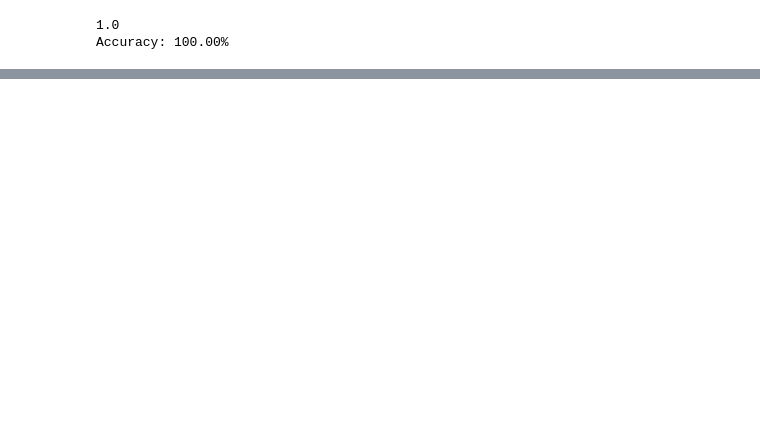
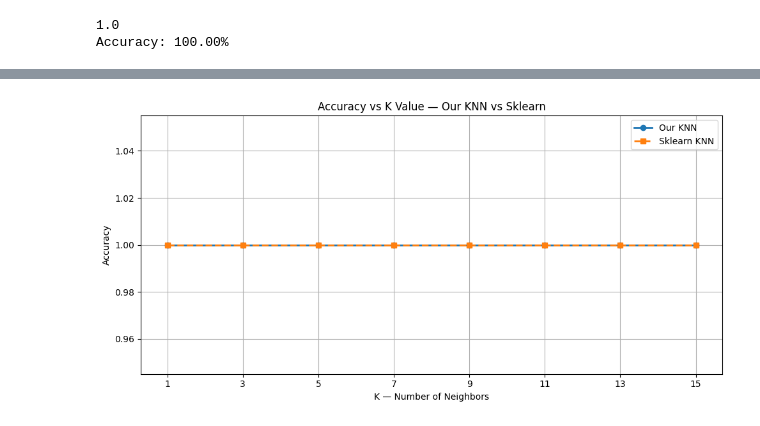
Before and after one commit to BilaalBakare/ML-algorithms-from-scratch, a Jupyter notebook: K Nearest Neighbour/model_evaluation_comparison.ipynb, the cells around one changed output, grey strips where cells are left out. Saved outputs shown, nothing was run; the diff lists cells and outputs as text; code cells hidden in the pictures; blank space fills up the shorter version.

```diff
--- a/K Nearest Neighbour/model_evaluation_comparison.ipynb
+++ b/K Nearest Neighbour/model_evaluation_comparison.ipynb
@@ -53,0 +137,32 @@ Accuracy: 100.00%
+# %%
+k_values = [1, 3, 5, 7, 9, 11, 13, 15]
+my_accuracies = []
+sk_accuracies = []
+
+for k in k_values:
+    # my KNN
+    my_model = Knn(k)
+    my_model.fit(X_train, y_train)
+    my_y_pred = my_model.predict(X_test)
+    my_accuracies.append(accuracy_score(y_test, my_y_pred))
+
+    # Sklearn KNN
+    sk_model = KNeighborsClassifier(n_neighbors=k)
+    sk_model.fit(X_train, y_train)
+    sk_y_pred = sk_model.predict(X_test)
+    sk_accuracies.append(accuracy_score(y_test, sk_y_pred))
+
+# Plot
+plt.figure(figsize=(10, 5))
+plt.plot(k_values, my_accuracies, marker='o', label='Our KNN', linewidth=2)
+plt.plot(k_values, sk_accuracies, marker='s', label='Sklearn KNN', linewidth=2, linestyle='--')
+plt.xlabel('K — Number of Neighbors')
+plt.ylabel('Accuracy')
+plt.title('Accuracy vs K Value — Our KNN vs Sklearn')
+plt.legend()
+plt.xticks(k_values)
+plt.grid(True)
+plt.tight_layout()
+plt.show()
+# %% [output]
+[figure, added]
```
Also changed, not shown: parts of 8 cells of this notebook, 2 other files.
